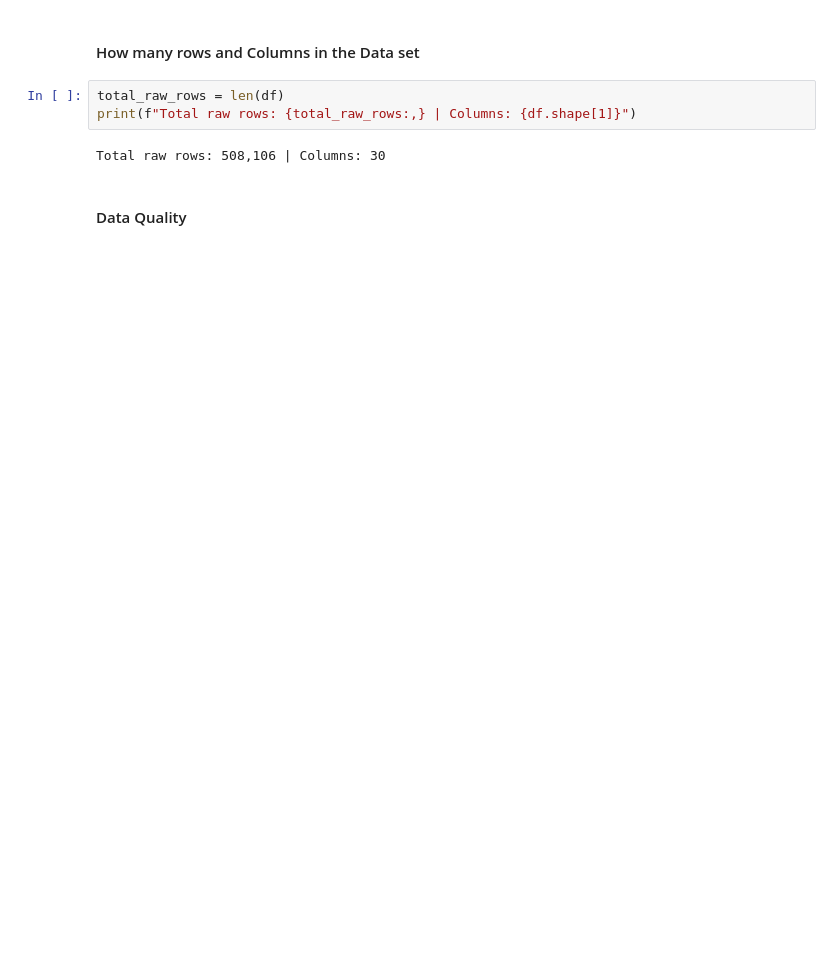
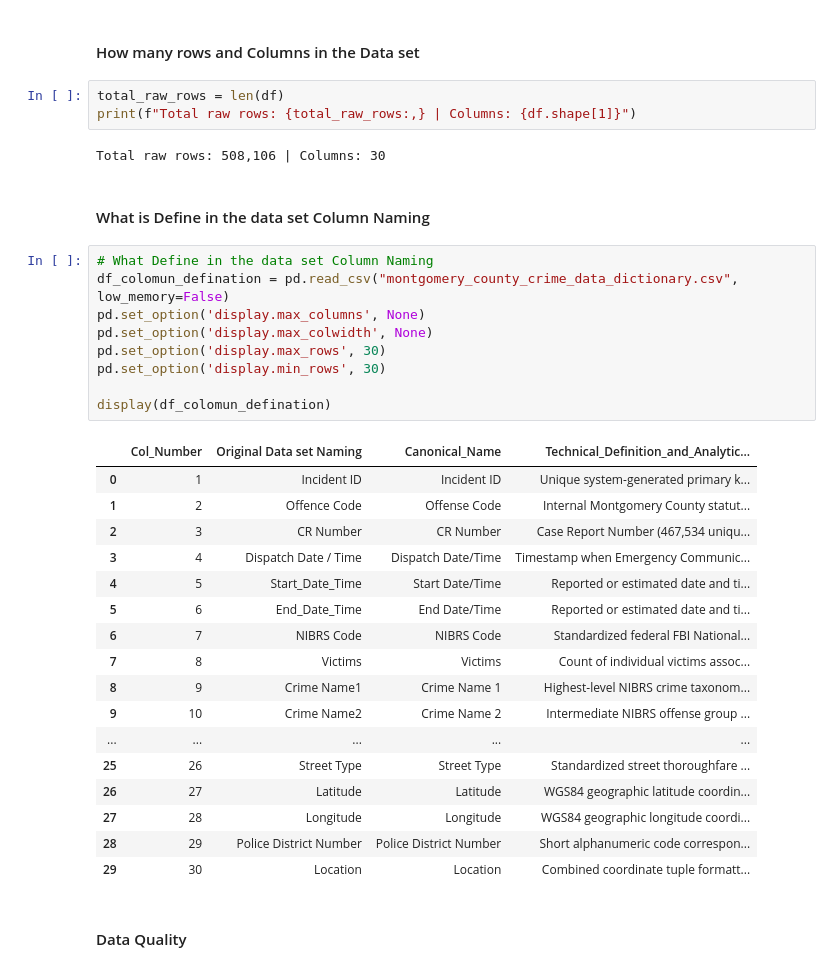
Before and after one commit to ArunaMahaGamage/MSC-AI-CW1, a Jupyter notebook: CW1.ipynb, the cells around one changed output. Cells and saved outputs as stored; diff of their text form; blank space fills up the shorter version.

```diff
--- a/CW1.ipynb
+++ b/CW1.ipynb
@@ -60,6 +102,35 @@ total_raw_rows = len(df)
 print(f"Total raw rows: {total_raw_rows:,} | Columns: {df.shape[1]}")
 # %% [output]
 Total raw rows: 508,106 | Columns: 30
+# %% [markdown]
+#### What is Define in the data set Column Naming
+# %%
+# What Define in the data set Column Naming
+df_colomun_defination = pd.read_csv("montgomery_county_crime_data_dictionary.csv", low_memory=False)
+pd.set_option('display.max_columns', None)
+pd.set_option('display.max_colwidth', None)
+pd.set_option('display.max_rows', 30)
+pd.set_option('display.min_rows', 30)
+
+display(df_colomun_defination)
+# %% [output]
+|  | Col_Number | Original Data set Naming | Canonical_Name | Technical_Definition_and_Analytic... |
+| 0 | 1 | Incident ID | Incident ID | Unique system-generated primary k... |
+| 1 | 2 | Offence Code | Offense Code | Internal Montgomery County statut... |
+| 2 | 3 | CR Number | CR Number | Case Report Number (467,534 uniqu... |
+| 3 | 4 | Dispatch Date / Time | Dispatch Date/Time | Timestamp when Emergency Communic... |
+| 4 | 5 | Start_Date_Time | Start Date/Time | Reported or estimated date and ti... |
+| 5 | 6 | End_Date_Time | End Date/Time | Reported or estimated date and ti... |
+| 6 | 7 | NIBRS Code | NIBRS Code | Standardized federal FBI National... |
+| 7 | 8 | Victims | Victims | Count of individual victims assoc... |
+| 8 | 9 | Crime Name1 | Crime Name 1 | Highest-level NIBRS crime taxonom... |
+| 9 | 10 | Crime Name2 | Crime Name 2 | Intermediate NIBRS offense group ... |
+| ... | ... | ... | ... | ... |
+| 25 | 26 | Street Type | Street Type | Standardized street thoroughfare ... |
+| 26 | 27 | Latitude | Latitude | WGS84 geographic latitude coordin... |
+| 27 | 28 | Longitude | Longitude | WGS84 geographic longitude coordi... |
+| 28 | 29 | Police District Number | Police District Number | Short alphanumeric code correspon... |
+| 29 | 30 | Location | Location | Combined coordinate tuple formatt... |
 # %% [markdown]
 #### Data Quality
 # %%
```
Also changed, not shown: parts of 13 cells of this notebook, 2 other files.
